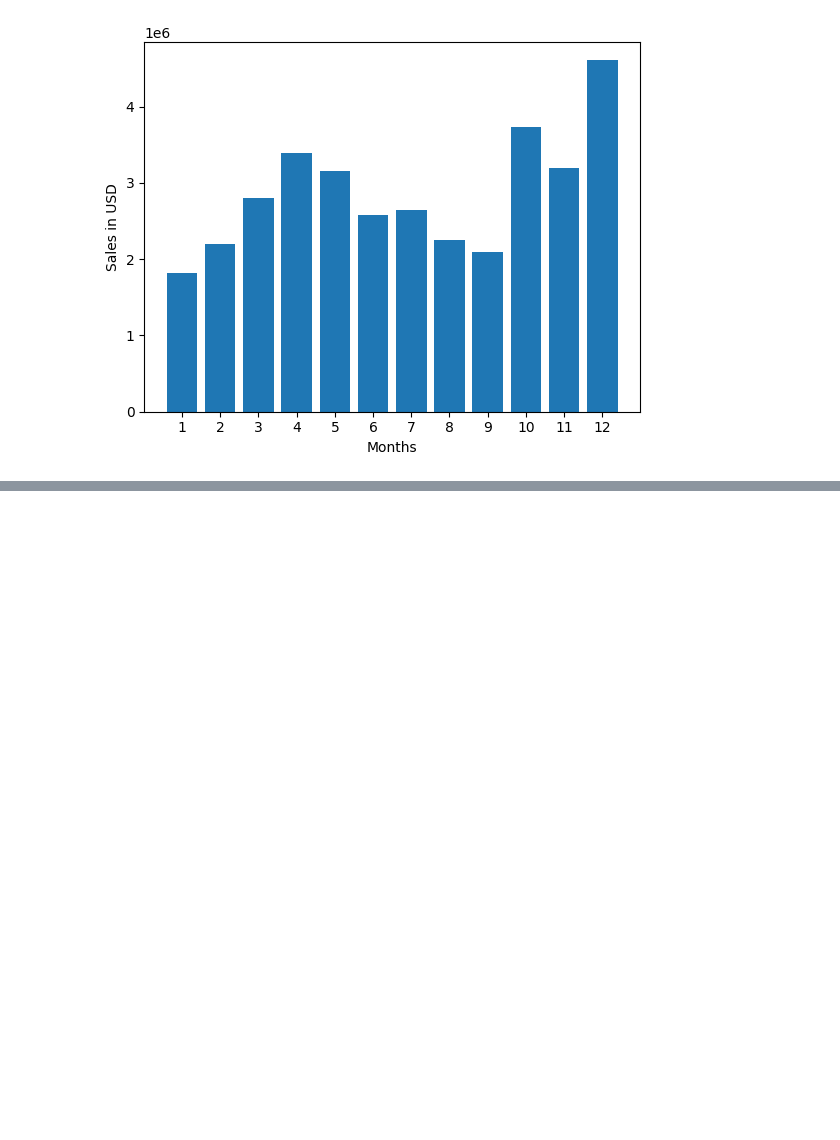
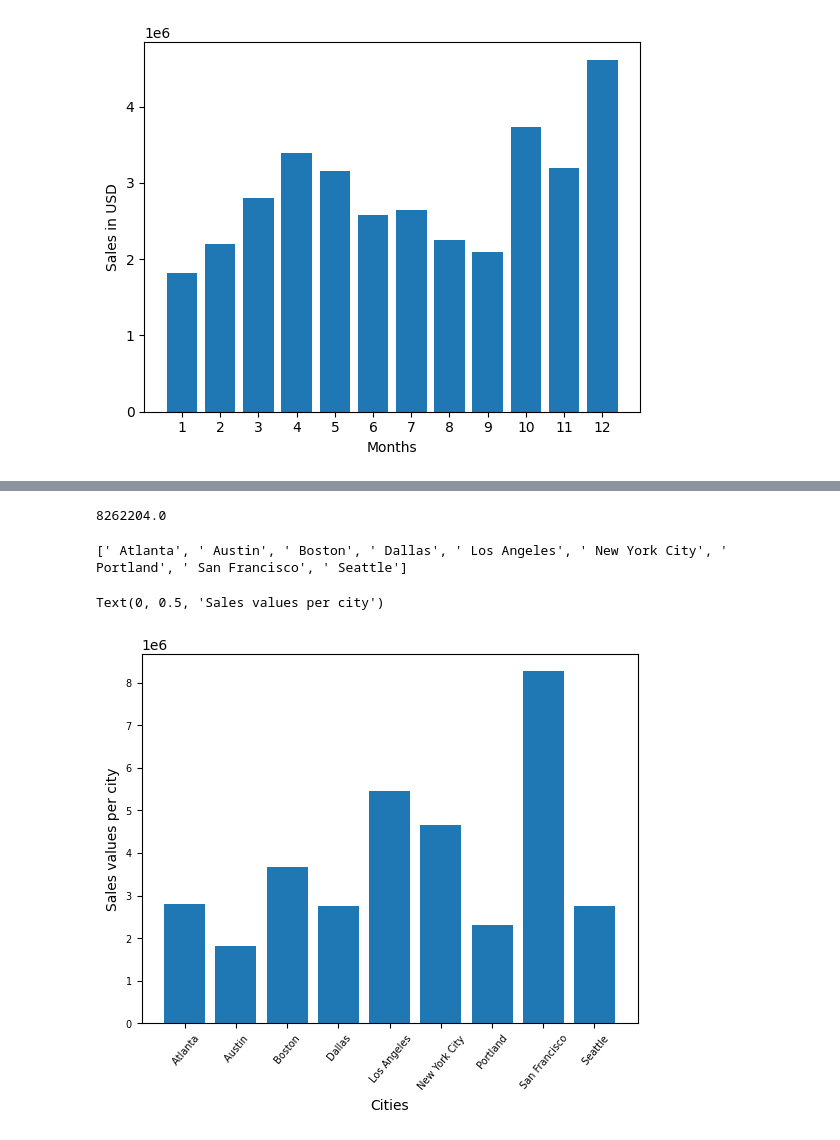
Before and after one commit to ndnam0409/Sales-Reporting, a Jupyter notebook: report.ipynb, the cells around one changed output, grey strips where cells are left out. Saved outputs shown, nothing was run; the diff lists cells and outputs as text; code cells hidden in the pictures; blank space fills up the shorter version.

```diff
--- a/report.ipynb
+++ b/report.ipynb
@@ -184,0 +201,5 @@ plt.show()
+# %%
+city_address = lambda address:address.split(',')[1]
+# %%
+df['City'] = df['Purchase Address'].apply(city_address)
+df.head()
@@ -184,0 +227,22 @@ plt.show()
+# %%
+sales_value_city = df.groupby('City').sum()['Sales']
+sales_value_city.max()
+# %% [output]
+8262204.0
+# %%
+cities = []
+for city, sale in sales_value_city.items():
+    cities.append(city)
+print(cities)
+# %% [output]
+[' Atlanta', ' Austin', ' Boston', ' Dallas', ' Los Angeles', ' New York City', ' Portland', ' San Francisco', ' Seattle']
+# %%
+# Draw a bar chart
+plt.bar(x = cities, height= sales_value_city)
+plt.xticks(cities, rotation = 50, size = 7)
+plt.yticks(size = 7)
+plt.xlabel('Cities')
+plt.ylabel('Sales values per city')
+# %% [output]
+Text(0, 0.5, 'Sales values per city')
+[figure, added]
```
Also changed, not shown: parts of 15 cells of this notebook.
